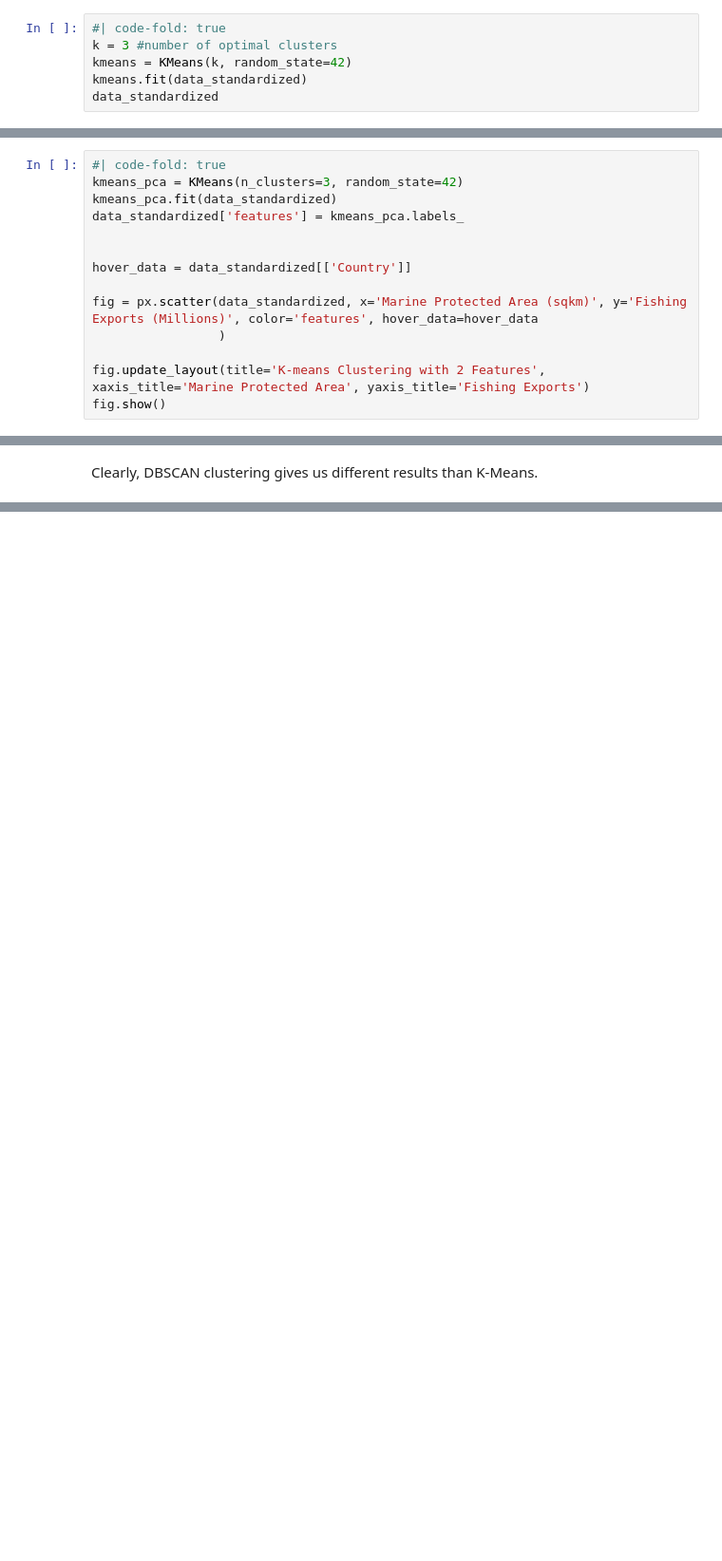
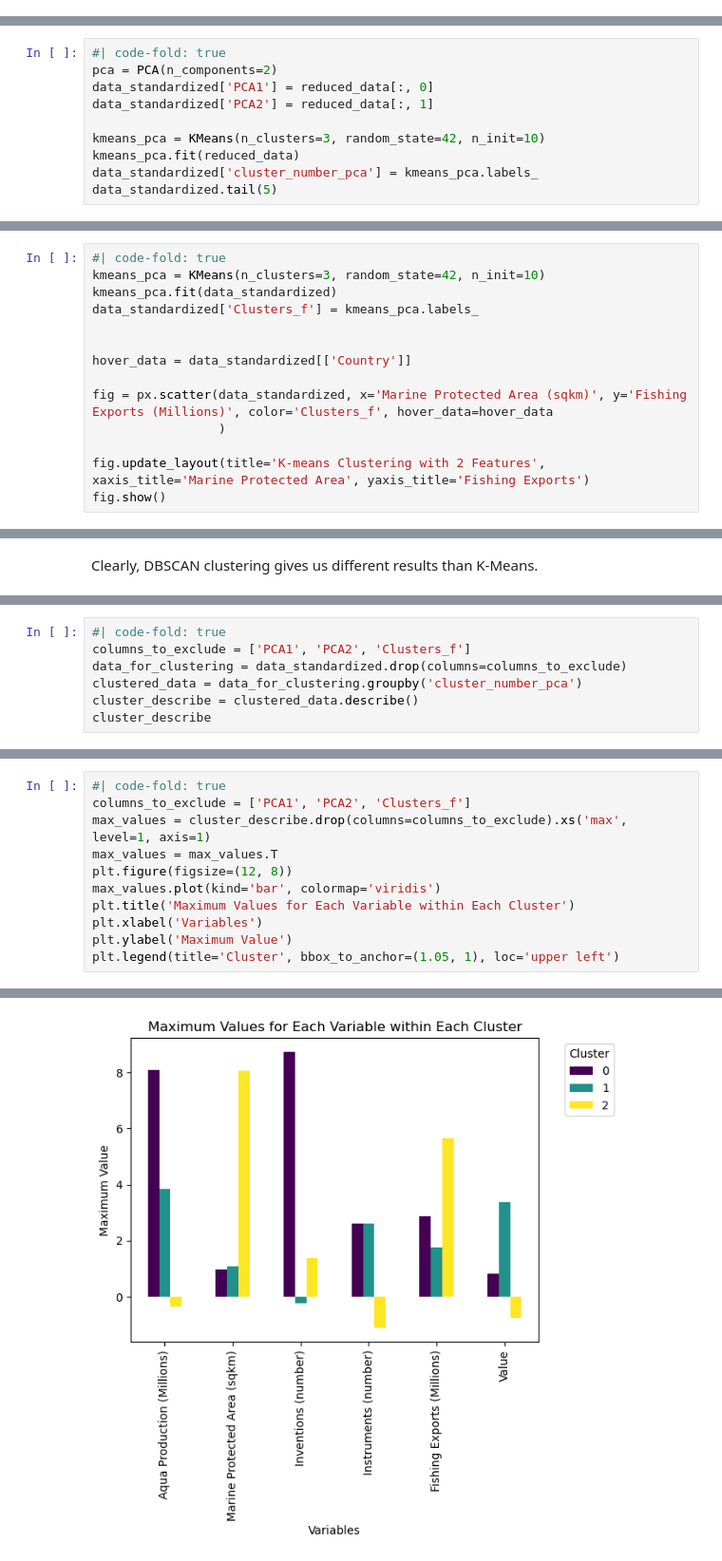
Before and after one commit to anly501/dsan-5000-project-kendallgilbert180, a Jupyter notebook: dsan-website/5000-website/clustering.ipynb, the cells around one changed output, grey strips where cells are left out. Shown at 95% size. Cells and saved outputs as stored; diff of their text form; blank space fills up the shorter version.

```diff
--- a/dsan-website/5000-website/clustering.ipynb
+++ b/dsan-website/5000-website/clustering.ipynb
@@ -204,8 +214,2 @@ As you can see from the plots above the distortion and inertia is very high when
 
 I am now going to repeat k-means but when three clusters. This is because I have found the optimal number of clusters above using elbow plots. The table below illustrates how k-means has assigned each row with a cluster number under (cluster_number).
-# %%
-#| code-fold: true
-k = 3 #number of optimal clusters
-kmeans = KMeans(k, random_state=42)
-kmeans.fit(data_standardized)
-data_standardized
@@ -228,0 +218,10 @@ The default value of `n_init` will change from 10 to 'auto' in 1.4. Set the valu
+# %%
+#| code-fold: true
+pca = PCA(n_components=2)
+data_standardized['PCA1'] = reduced_data[:, 0]
+data_standardized['PCA2'] = reduced_data[:, 1]
+
+kmeans_pca = KMeans(n_clusters=3, random_state=42, n_init=10)
+kmeans_pca.fit(reduced_data)
+data_standardized['cluster_number_pca'] = kmeans_pca.labels_
+data_standardized.tail(5)
@@ -254,13 +252,13 @@ Below, I ran K-Means again although I changed the X axis to Marine Protected Are
 # %%
 #| code-fold: true
-kmeans_pca = KMeans(n_clusters=3, random_state=42)
+kmeans_pca = KMeans(n_clusters=3, random_state=42, n_init=10)
 kmeans_pca.fit(data_standardized)
-data_standardized['features'] = kmeans_pca.labels_
+data_standardized['Clusters_f'] = kmeans_pca.labels_
 
 
 hover_data = data_standardized[['Country']]
 
-fig = px.scatter(data_standardized, x='Marine Protected Area (sqkm)', y='Fishing Exports (Millions)', color='features', hover_data=hover_data
+fig = px.scatter(data_standardized, x='Marine Protected Area (sqkm)', y='Fishing Exports (Millions)', color='Clusters_f', hover_data=hover_data
                  )
 
 fig.update_layout(title='K-means Clustering with 2 Features', xaxis_title='Marine Protected Area', yaxis_title='Fishing Exports')
@@ -439,0 +428,7 @@ cluster_describe
+# %%
+#| code-fold: true
+columns_to_exclude = ['PCA1', 'PCA2', 'Clusters_f']
+data_for_clustering = data_standardized.drop(columns=columns_to_exclude)
+clustered_data = data_for_clustering.groupby('cluster_number_pca')
+cluster_describe = clustered_data.describe()
+cluster_describe
@@ -439,0 +444,12 @@ cluster_describe
+# %%
+#| code-fold: true
+columns_to_exclude = ['PCA1', 'PCA2', 'Clusters_f']
+max_values = cluster_describe.drop(columns=columns_to_exclude).xs('max', level=1, axis=1)
+max_values = max_values.T
+plt.figure(figsize=(12, 8))
+max_values.plot(kind='bar', colormap='viridis')
+plt.title('Maximum Values for Each Variable within Each Cluster')
+plt.xlabel('Variables')
+plt.ylabel('Maximum Value')
+plt.legend(title='Cluster', bbox_to_anchor=(1.05, 1), loc='upper left')
+# %% [output]
@@ -439,0 +458 @@ cluster_describe
+[figure, added]
```
Also changed, not shown: parts of 31 cells of this notebook, 20 other files.
